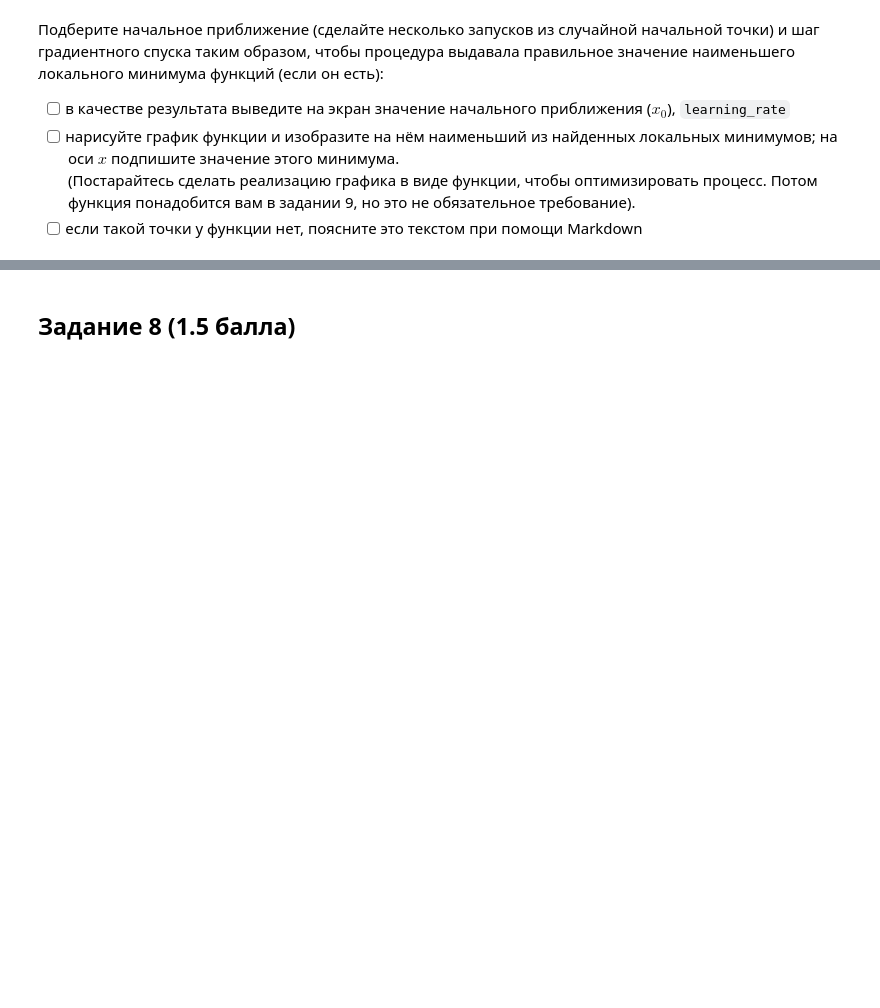
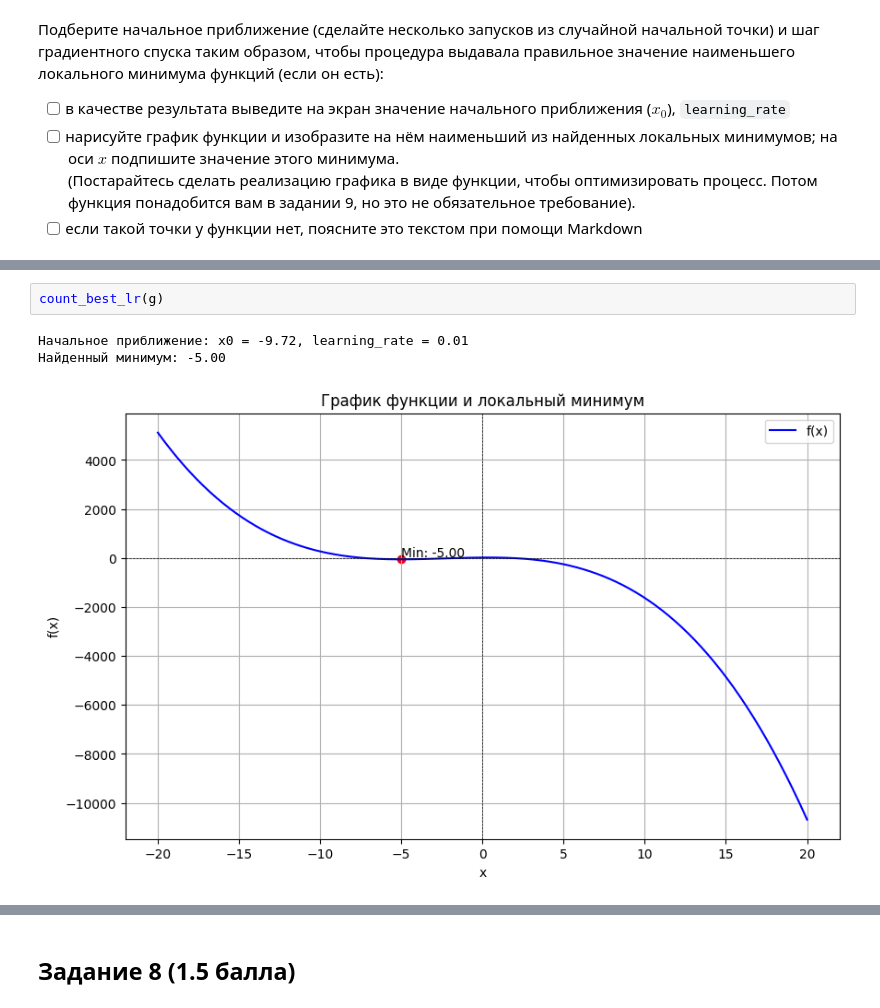
Before and after one commit to xanderkov/HSE-Machine-Learning, a Jupyter notebook: hw-02/AI Homework 2 GD Base.ipynb, the cells around one changed output, grey strips where cells are left out. Drawn from its saved outputs; the diff is of its cells as text; blank space fills up the shorter version.

```diff
--- a/hw-02/AI Homework 2 GD Base.ipynb
+++ b/hw-02/AI Homework 2 GD Base.ipynb
@@ -237,0 +297,6 @@ f_xmin=-10, f_trace=[-10, -10]
+# %%
+count_best_lr(g)
+# %% [output]
+Начальное приближение: x0 = -9.72, learning_rate = 0.01
+Найденный минимум: -5.00
+[figure, added]
```
Also changed, not shown: parts of 25 cells of this notebook.
